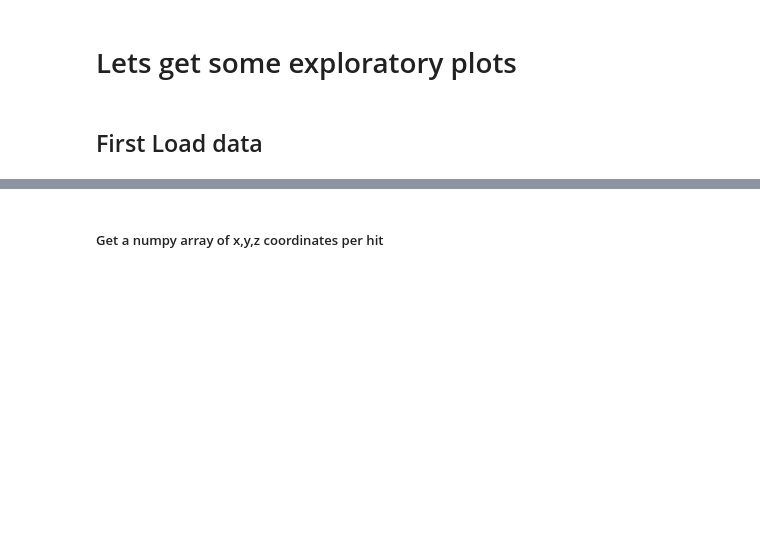
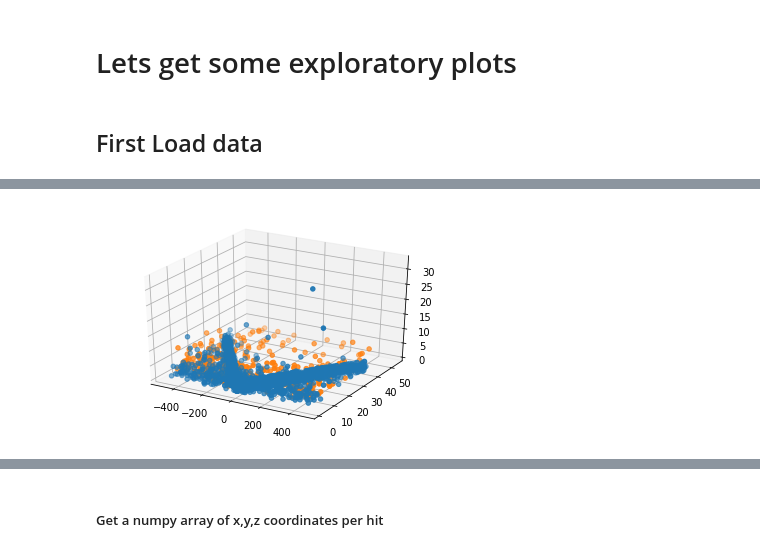
Before and after one commit to jxi24/TrackML, a Jupyter notebook: Jacks_plots.ipynb, the cells around one changed output, grey strips where cells are left out. Saved outputs shown, nothing was run; the diff lists cells and outputs as text; code cells hidden in the pictures; blank space fills up the shorter version.

```diff
--- a/Jacks_plots.ipynb
+++ b/Jacks_plots.ipynb
@@ -34,0 +93,9 @@ hits
+# %%
+from mpl_toolkits.mplot3d import Axes3D
+fig = plt.figure()
+ax = fig.gca(projection='3d')
+ax.scatter(good_hits4[:,0],good_hits4[:,1],good_hits4[:,2])
+ax.scatter(bad_hits4[:,0],bad_hits4[:,1],bad_hits4[:,2])
+plt.show()
+# %% [output]
+[figure, added]
```
Also changed, not shown: parts of 11 cells of this notebook, 4 other files.
